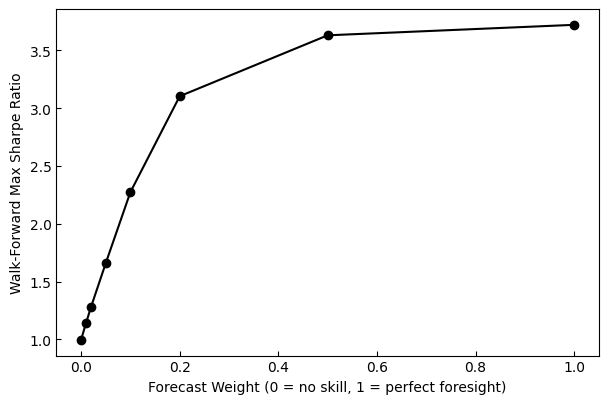
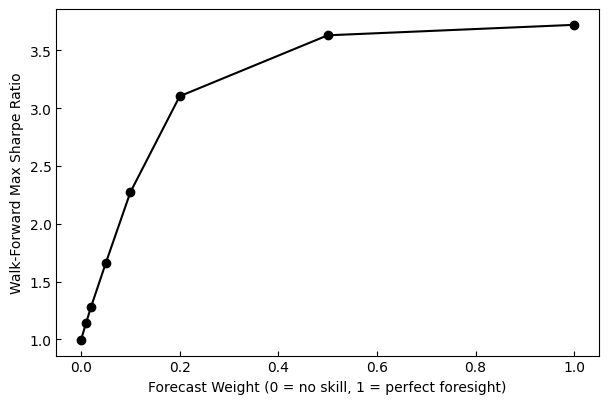
Code edit (unified diff) that turned the first committed figure into the second:
--- before
+++ after
@@ -20,3 +20,4 @@
 ax.set_ylabel('Walk-Forward Max Sharpe Ratio')
 
+fig.savefig('./figures/forecast-skill.png', dpi=80, bbox_inches='tight')
 plt.show()

Commit: Updated README and saved portfolio optimization figures